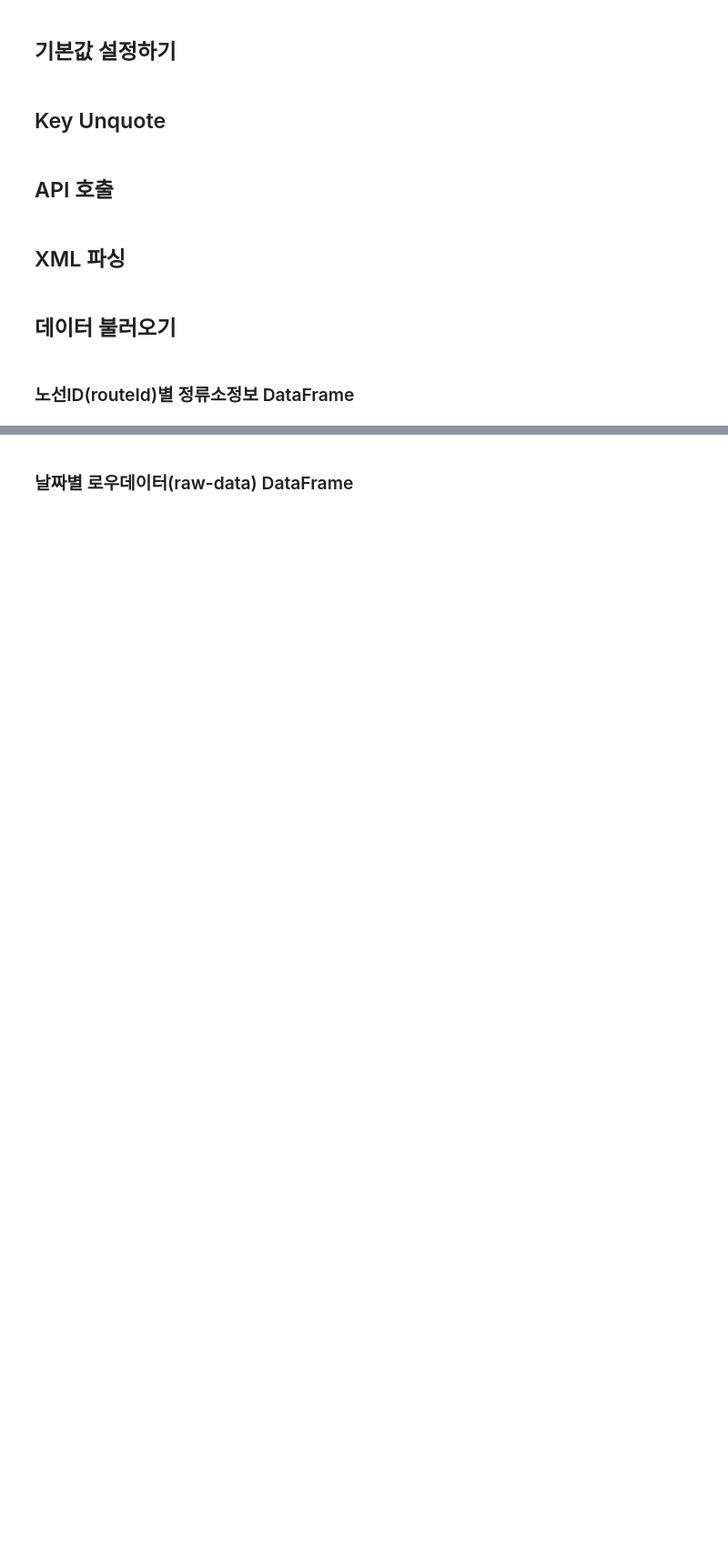
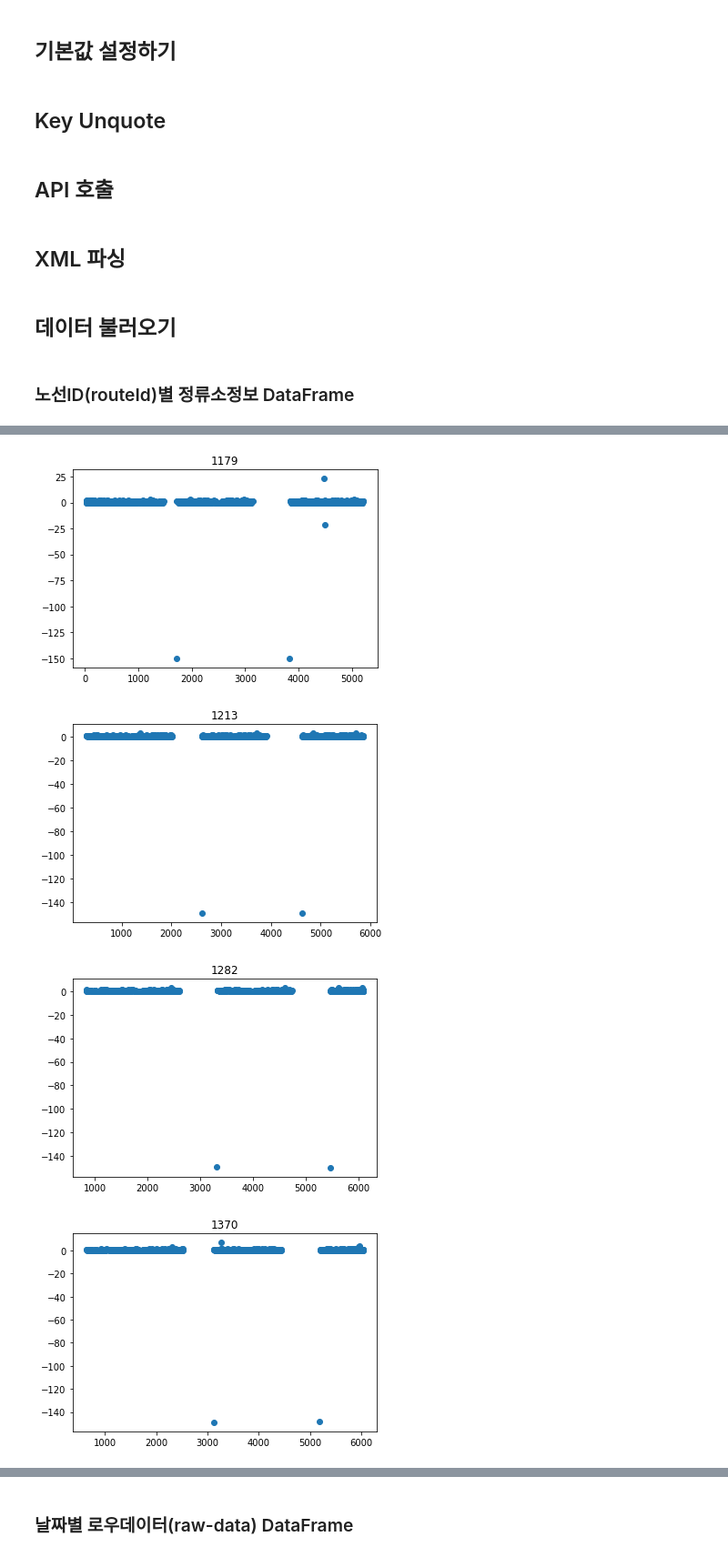
Before and after one commit to jongphago/Data-Structure-Project, a Jupyter notebook: BTTA_MakeTimeTable.ipynb, the cells around one changed output, grey strips where cells are left out. Shown at 91% size. Saved outputs shown, nothing was run; the diff lists cells and outputs as text; code cells hidden in the pictures; blank space fills up the shorter version.

```diff
--- a/BTTA_MakeTimeTable.ipynb
+++ b/BTTA_MakeTimeTable.ipynb
@@ -323,0 +331,3 @@ rangeIndex = makeRangeIndex(station_df)
+# %%
+plateNo = "경기77바1893"
+_df[_df['plateNo']==plateNo].sort_values('DateTime')
@@ -323,0 +352,11 @@ rangeIndex = makeRangeIndex(station_df)
+# %%
+for plateNo in plateNoList:
+    test_df = ((_df[_df['plateNo']==plateNo].sort_values('DateTime'))['stationSeq'].diff())
+    plt.scatter(test_df.index, test_df)
+    plt.title(plateNo[-4:])
+    plt.show()
+# %% [output]
+[figure, added]
+[figure, added]
+[figure, added]
+[figure, added]
```
Also changed, not shown: parts of 23 cells of this notebook, 2 other files.
